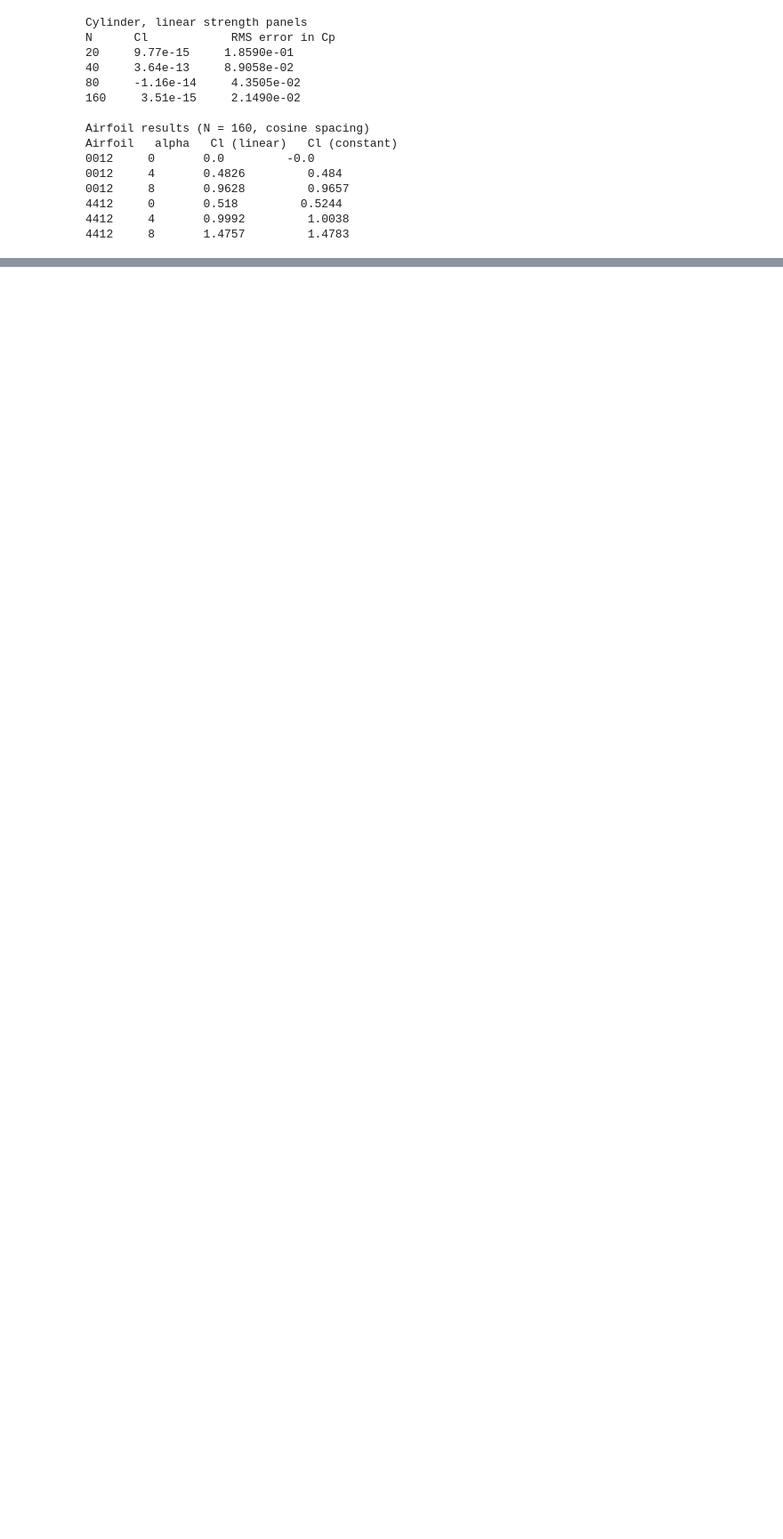
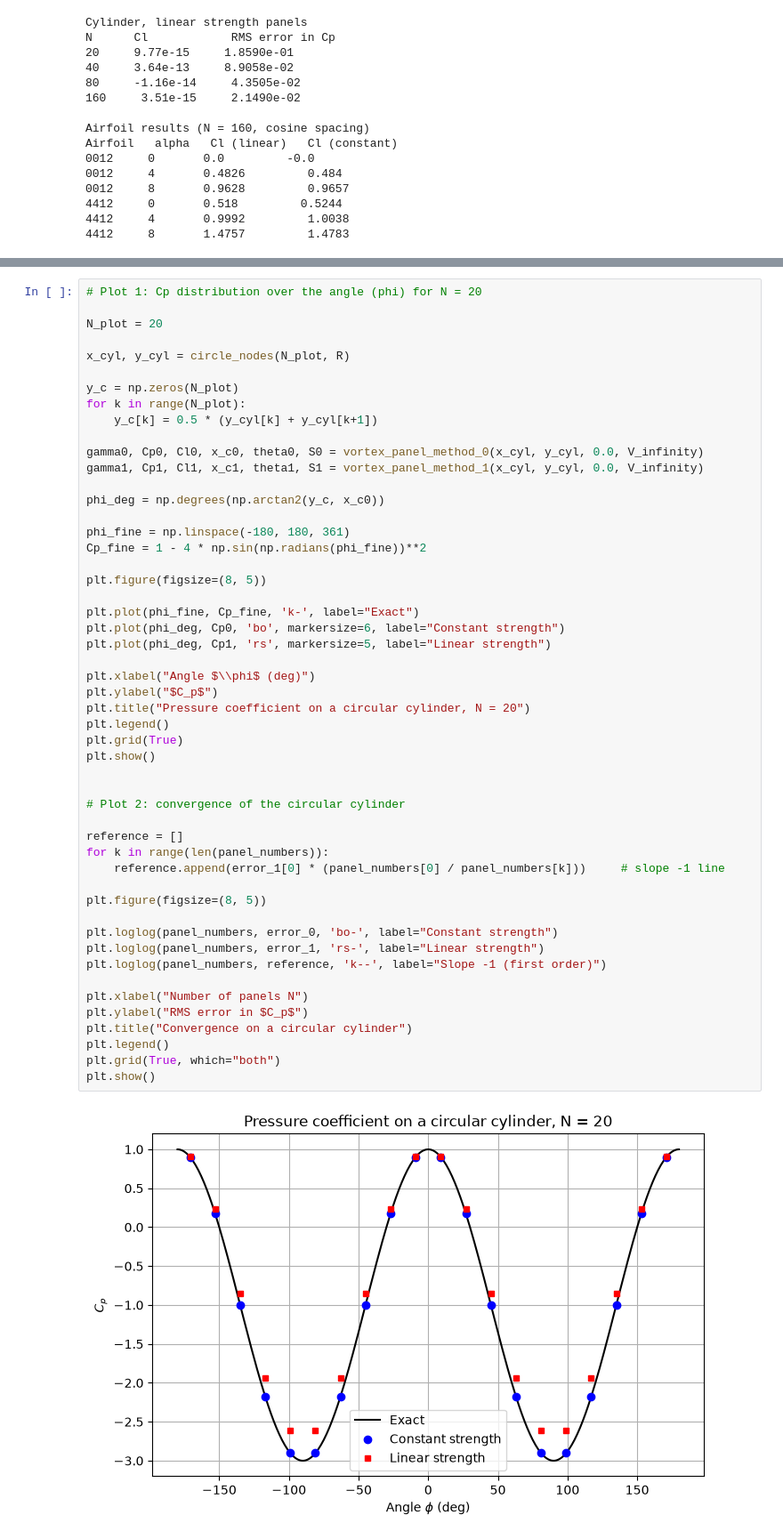
Before and after one commit to AbhishekMahajan3535/AE611_2026, a Jupyter notebook: Abhishek_Mahajan_Vortex_Panel.ipynb, the cells around one changed output, grey strips where cells are left out. Shown at 89% size. Drawn from its saved outputs; the diff is of its cells as text; blank space fills up the shorter version.

Commit message:
Code for convergence study on Circular cylinder added

```diff
--- a/Abhishek_Mahajan_Vortex_Panel.ipynb
+++ b/Abhishek_Mahajan_Vortex_Panel.ipynb
@@ -492,0 +562,53 @@ Airfoil   alpha   Cl (linear)   Cl (constant)
+# %%
+# Plot 1: Cp distribution over the angle (phi) for N = 20
+
+N_plot = 20
+
+x_cyl, y_cyl = circle_nodes(N_plot, R)
+
+y_c = np.zeros(N_plot)
+for k in range(N_plot):
+    y_c[k] = 0.5 * (y_cyl[k] + y_cyl[k+1])
+
+gamma0, Cp0, Cl0, x_c0, theta0, S0 = vortex_panel_method_0(x_cyl, y_cyl, 0.0, V_infinity)
+gamma1, Cp1, Cl1, x_c1, theta1, S1 = vortex_panel_method_1(x_cyl, y_cyl, 0.0, V_infinity)
+
+phi_deg = np.degrees(np.arctan2(y_c, x_c0))
+
+phi_fine = np.linspace(-180, 180, 361)
+Cp_fine = 1 - 4 * np.sin(np.radians(phi_fine))**2
+
+plt.figure(figsize=(8, 5))
+
+plt.plot(phi_fine, Cp_fine, 'k-', label="Exact")
+plt.plot(phi_deg, Cp0, 'bo', markersize=6, label="Constant strength")
+plt.plot(phi_deg, Cp1, 'rs', markersize=5, label="Linear strength")
+
+plt.xlabel("Angle $\\phi$ (deg)")
+plt.ylabel("$C_p$")
+plt.title("Pressure coefficient on a circular cylinder, N = 20")
+plt.legend()
+plt.grid(True)
+plt.show()
+
+
+# Plot 2: convergence of the circular cylinder
+
+reference = []
+for k in range(len(panel_numbers)):
+    reference.append(error_1[0] * (panel_numbers[0] / panel_numbers[k]))     # slope -1 line
+
+plt.figure(figsize=(8, 5))
+
+plt.loglog(panel_numbers, error_0, 'bo-', label="Constant strength")
+plt.loglog(panel_numbers, error_1, 'rs-', label="Linear strength")
+plt.loglog(panel_numbers, reference, 'k--', label="Slope -1 (first order)")
+
+plt.xlabel("Number of panels N")
+plt.ylabel("RMS error in $C_p$")
+plt.title("Convergence on a circular cylinder")
+plt.legend()
+plt.grid(True, which="both")
+plt.show()
+# %% [output]
+[figure, added]
```
Also changed, not shown: parts of 2 cells of this notebook.
